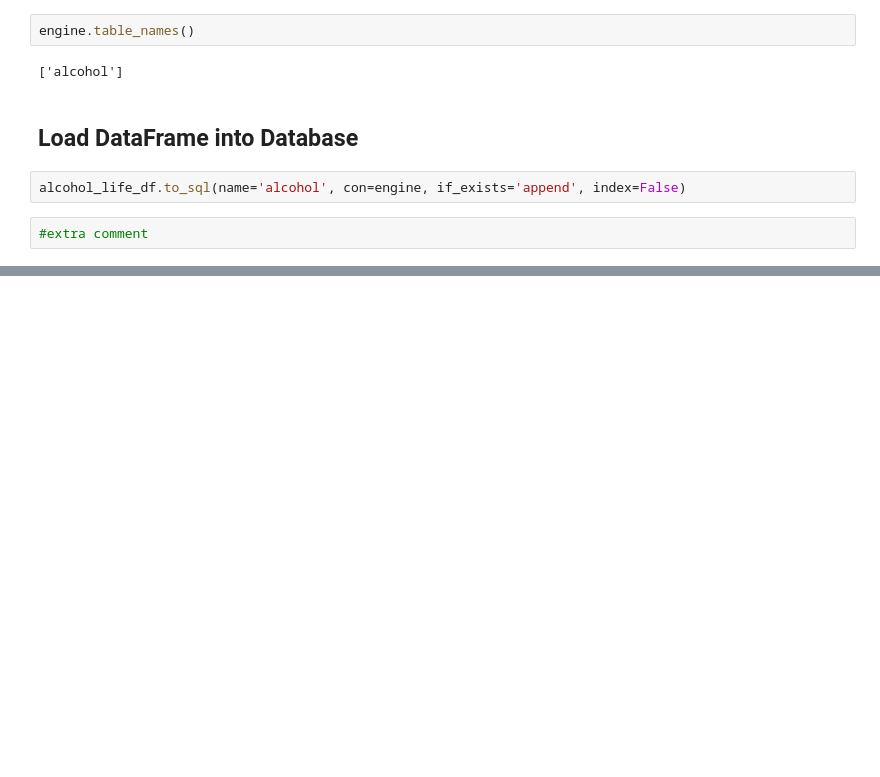
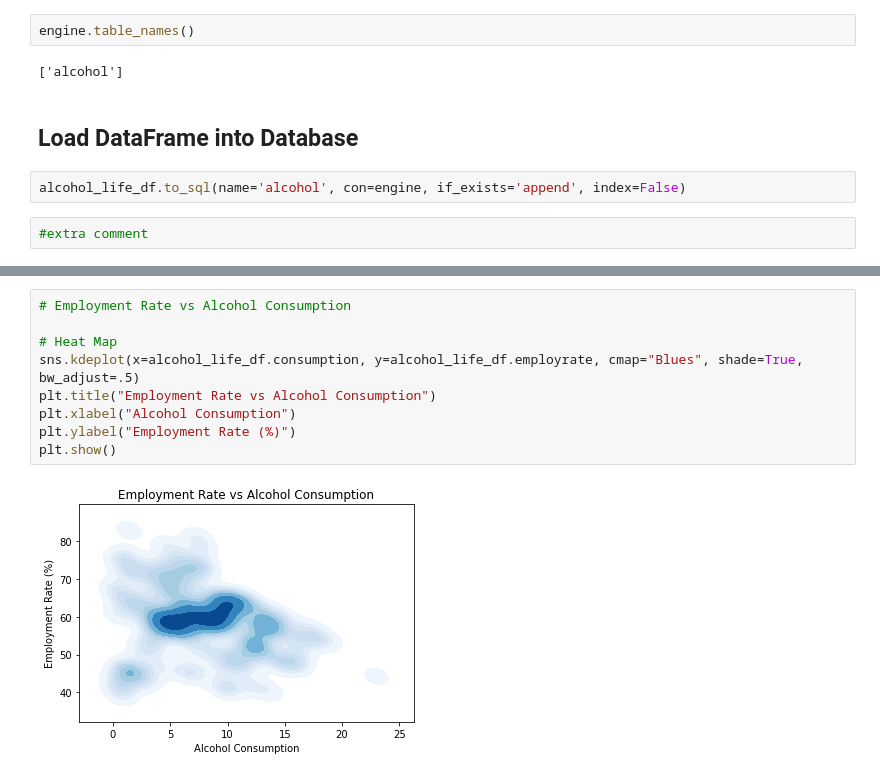
Before and after one commit to andrew-d-miller/etl-alcohol-world-data, a Jupyter notebook: alc_consumption.ipynb, the cells around one changed output, grey strips where cells are left out. Saved outputs shown, nothing was run; the diff lists cells and outputs as text; blank space fills up the shorter version.

Commit message:
analysis, scatter plots and heat map

```diff
--- a/alc_consumption.ipynb
+++ b/alc_consumption.ipynb
@@ -262,0 +301,11 @@ alcohol_life_df.to_sql(name='alcohol', con=engine, if_exists='append', index=Fal
+# %%
+# Employment Rate vs Alcohol Consumption
+
+# Heat Map
+sns.kdeplot(x=alcohol_life_df.consumption, y=alcohol_life_df.employrate, cmap="Blues", shade=True, bw_adjust=.5)
+plt.title("Employment Rate vs Alcohol Consumption")
+plt.xlabel("Alcohol Consumption")
+plt.ylabel("Employment Rate (%)")
+plt.show()
+# %% [output]
+[figure, added]
```
Also changed, not shown: parts of 7 cells of this notebook, 1 other file.
